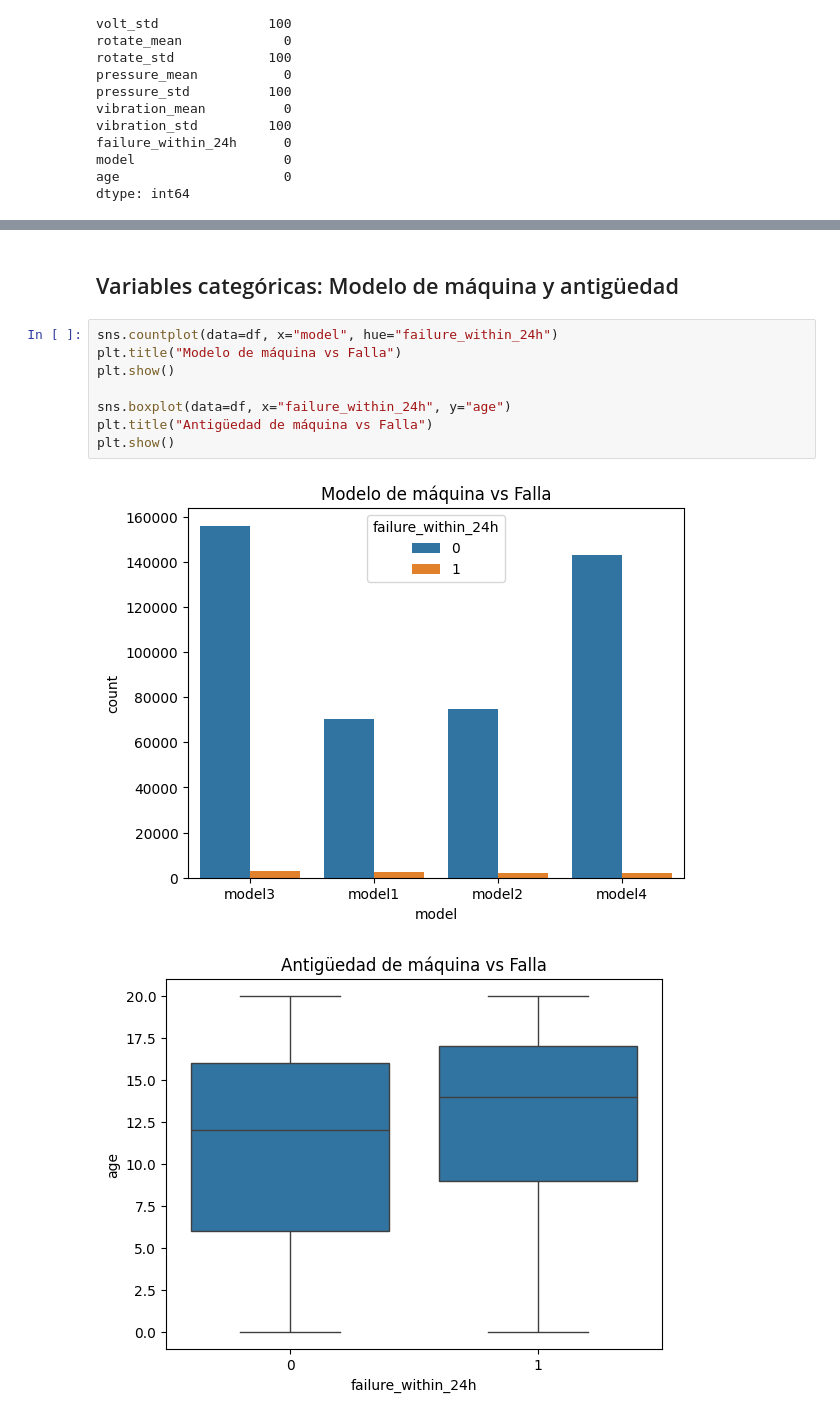
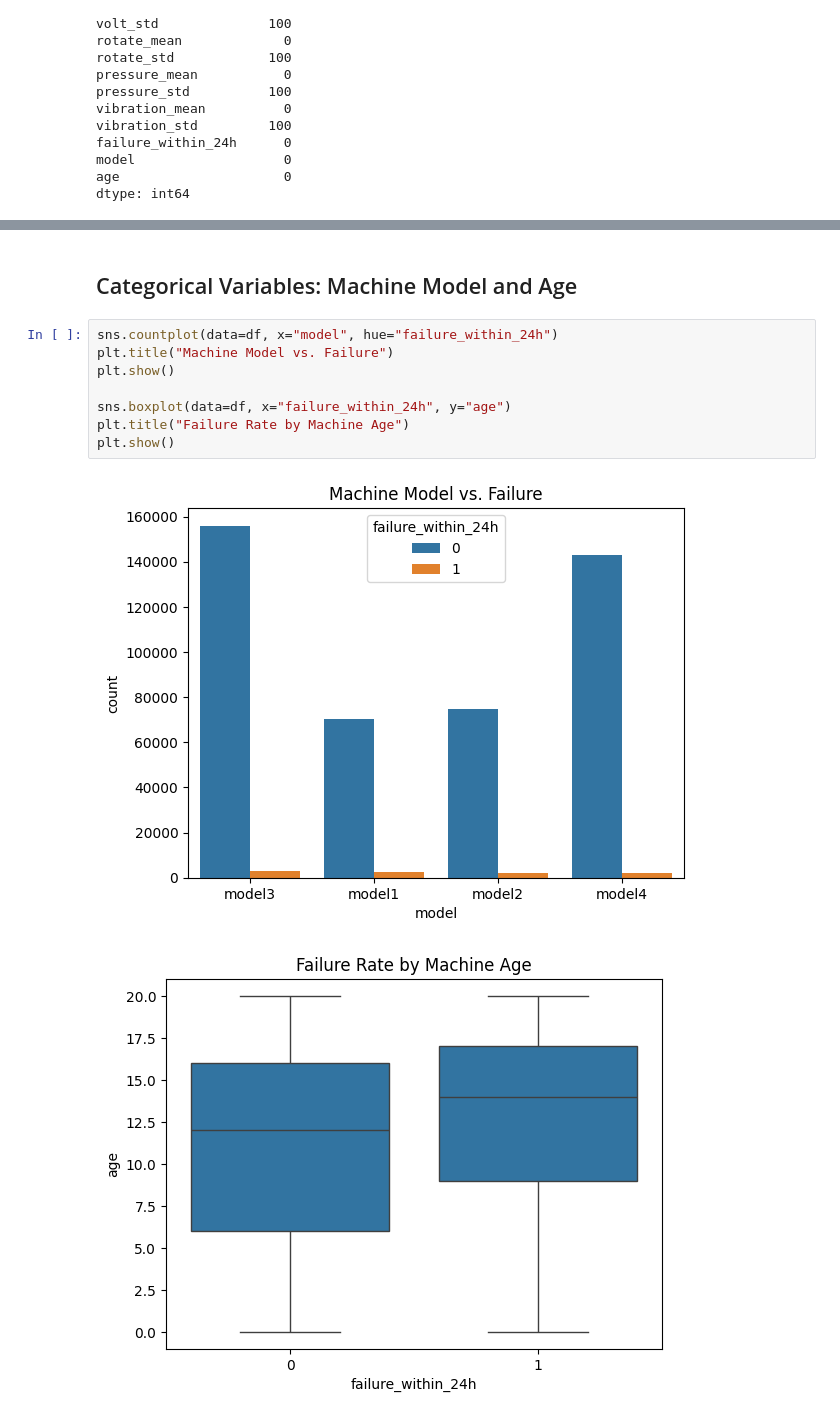
Before and after one commit to Raulizz/ML_Proyect, a Jupyter notebook: notebooks/eda.ipynb, the cells around one changed output, grey strips where cells are left out. Saved outputs shown, nothing was run; the diff lists cells and outputs as text.

```diff
--- a/notebooks/eda.ipynb
+++ b/notebooks/eda.ipynb
@@ -100,14 +100,14 @@ for col in numeric_cols.columns:
 # %% [markdown]
-## Variables categóricas: Modelo de máquina y antigüedad
+## Categorical Variables: Machine Model and Age
 # %%
 sns.countplot(data=df, x="model", hue="failure_within_24h")
-plt.title("Modelo de máquina vs Falla")
+plt.title("Machine Model vs. Failure")
 plt.show()
 
 sns.boxplot(data=df, x="failure_within_24h", y="age")
-plt.title("Antigüedad de máquina vs Falla")
+plt.title("Failure Rate by Machine Age")
 plt.show()
 # %% [output]
-[figure, old version]
+[figure, new version]
-[figure, old version]
+[figure, new version]
 # %% [markdown]
```
Also changed, not shown: parts of 11 cells of this notebook, 16 other files.
